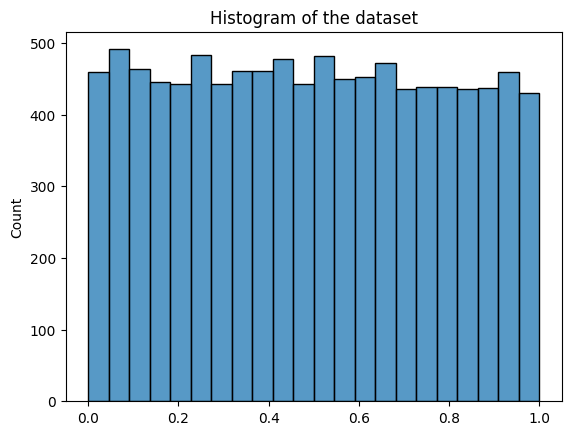
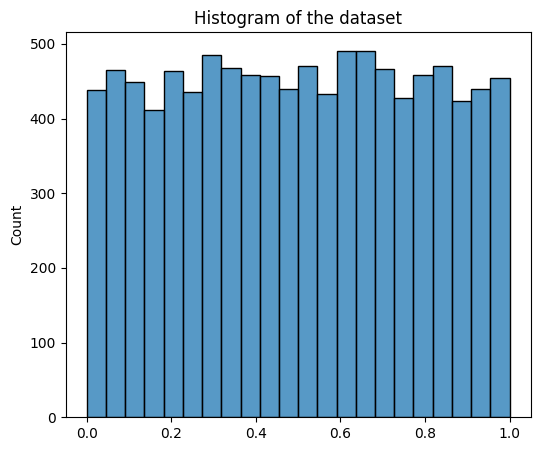
The change to this notebook cell's code, shown as a diff; its figure went from the first image to the second:
--- before
+++ after
@@ -3,4 +3,5 @@
 import seaborn as sns
 data = np.random.rand(10000)
+plt.figure(figsize=(6, 5))
 sns.histplot(data)
 plt.title("Histogram of the dataset")

Commit: update